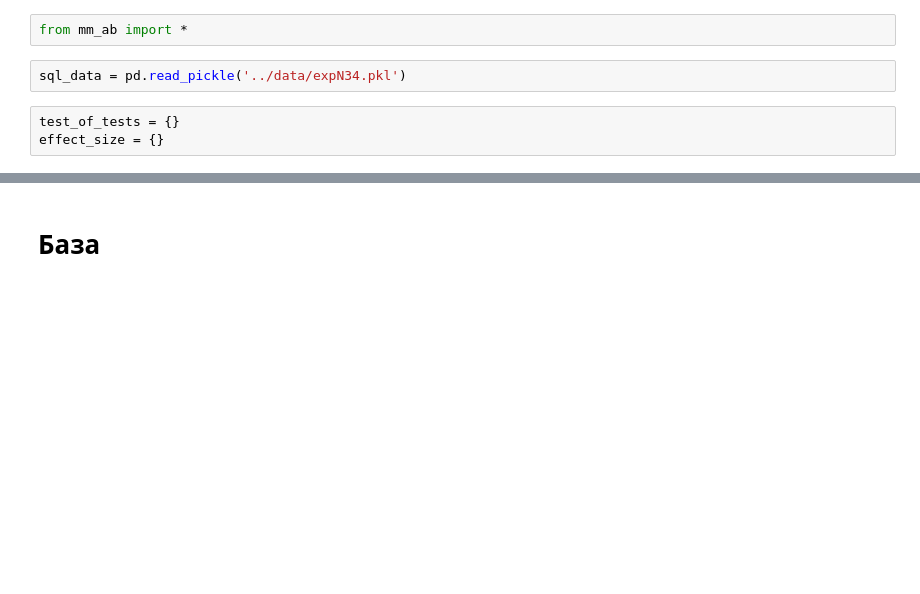
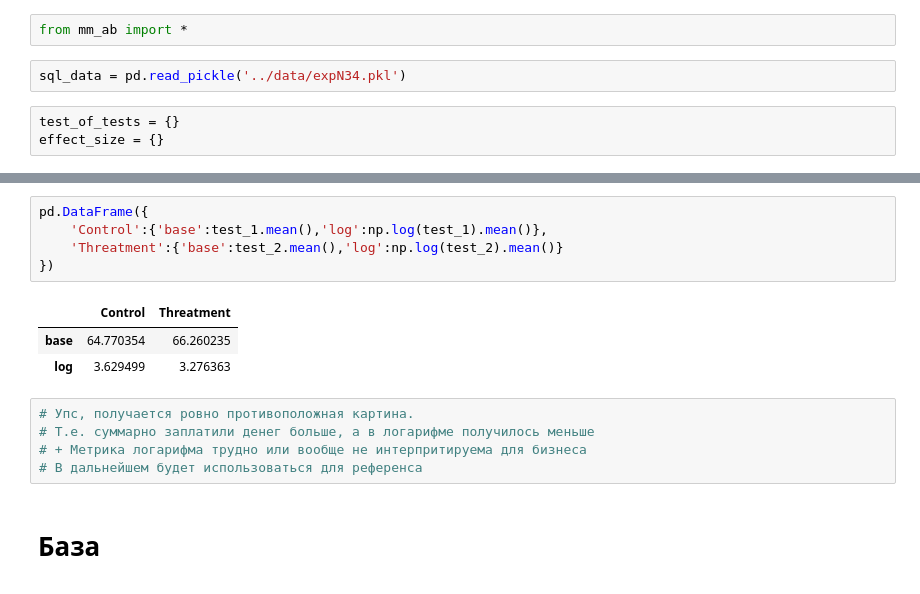
Before and after one commit to charubaiel/ab_utilization, a Jupyter notebook: notebooks/real_case_example.ipynb, the cells around one changed output, grey strips where cells are left out. Saved outputs shown, nothing was run; the diff lists cells and outputs as text; blank space fills up the shorter version.

```diff
--- a/notebooks/real_case_example.ipynb
+++ b/notebooks/real_case_example.ipynb
@@ -8,3 +38,17 @@ effect_size = {}
+# %%
+pd.DataFrame({
+    'Control':{'base':test_1.mean(),'log':np.log(test_1).mean()},
+    'Threatment':{'base':test_2.mean(),'log':np.log(test_2).mean()}
+})
+# %% [output]
+|  | Control | Threatment |
+| base | 64.770354 | 66.260235 |
+| log | 3.629499 | 3.276363 |
+# %%
+# Упс, получается ровно противоположная картина.
+# Т.е. суммарно заплатили денег больше, а в логарифме получилось меньше
+# + Метрика логарифма трудно или вообще не интерпритируема для бизнеса
+# В дальнейшем будет использоваться для референса
 # %% [markdown]
 # База
 <img src='embedded-picture-1' width=400 height=400/>
```
Also changed, not shown: parts of 83 cells of this notebook, 3 other files.
